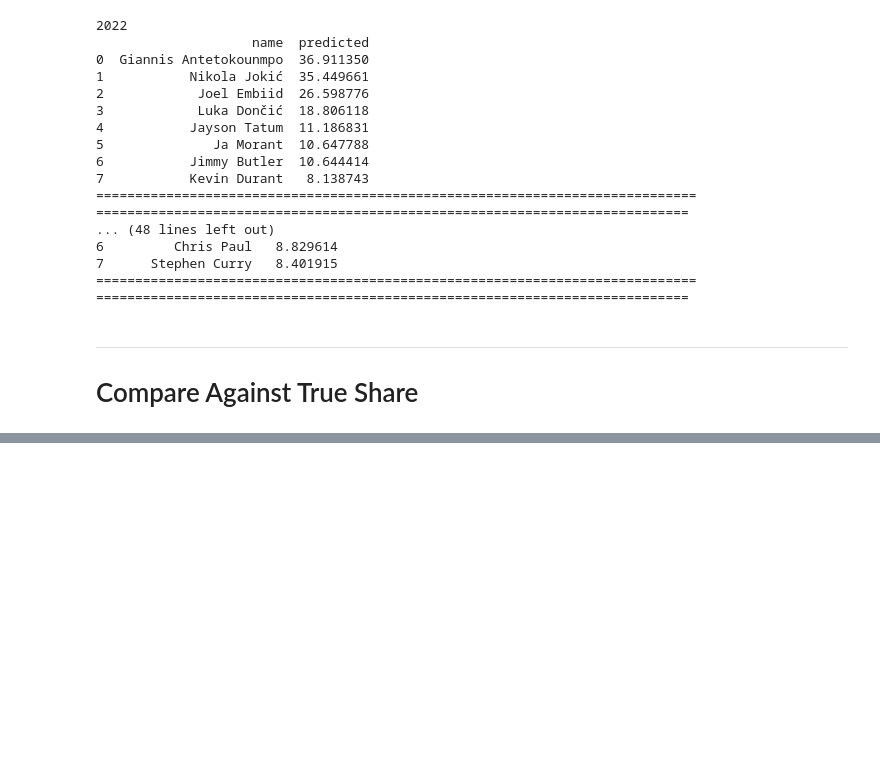
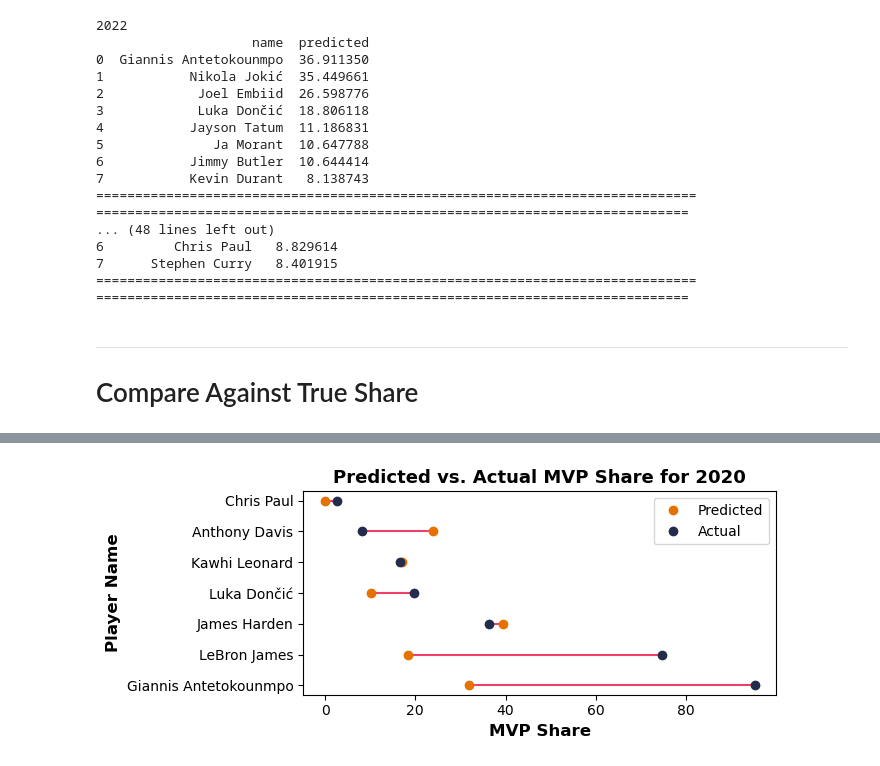
Before and after one commit to UVA-MLSys/Big-Data-Systems, a Jupyter notebook: Team 7/Jupyter Notebooks/Test.ipynb, the cells around one changed output, grey strips where cells are left out. Drawn from its saved outputs; the diff is of its cells as text; code cells hidden in the pictures; blank space fills up the shorter version.

```diff
--- a/Team 7/Jupyter Notebooks/Test.ipynb
+++ b/Team 7/Jupyter Notebooks/Test.ipynb
@@ -184,0 +154,4 @@ for season in unique_seasons:
+# %%
+plot_comparison_for_season(merged_df, 2020)
+# %% [output]
+[figure, added]
```
Also changed, not shown: parts of 8 cells of this notebook.
